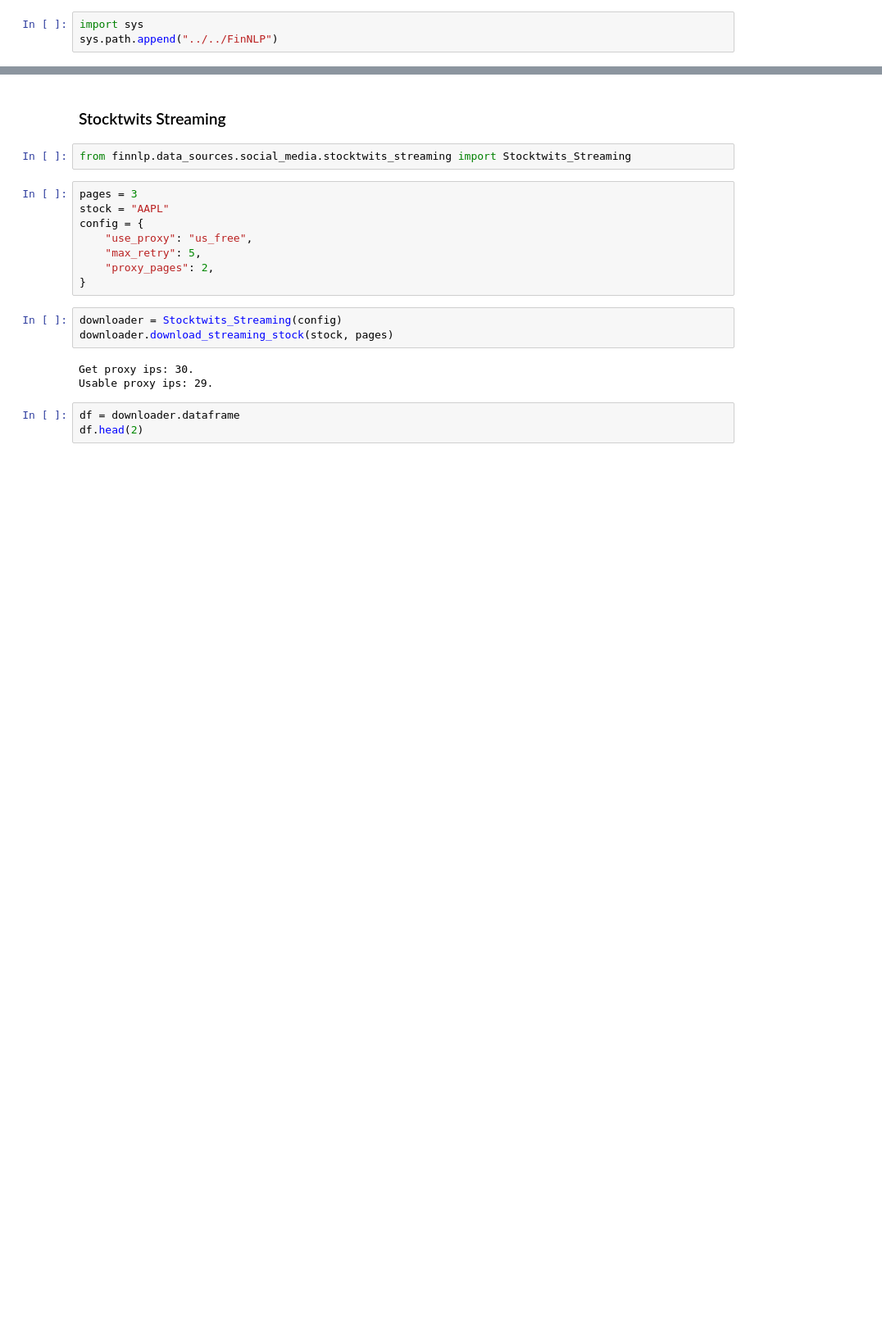
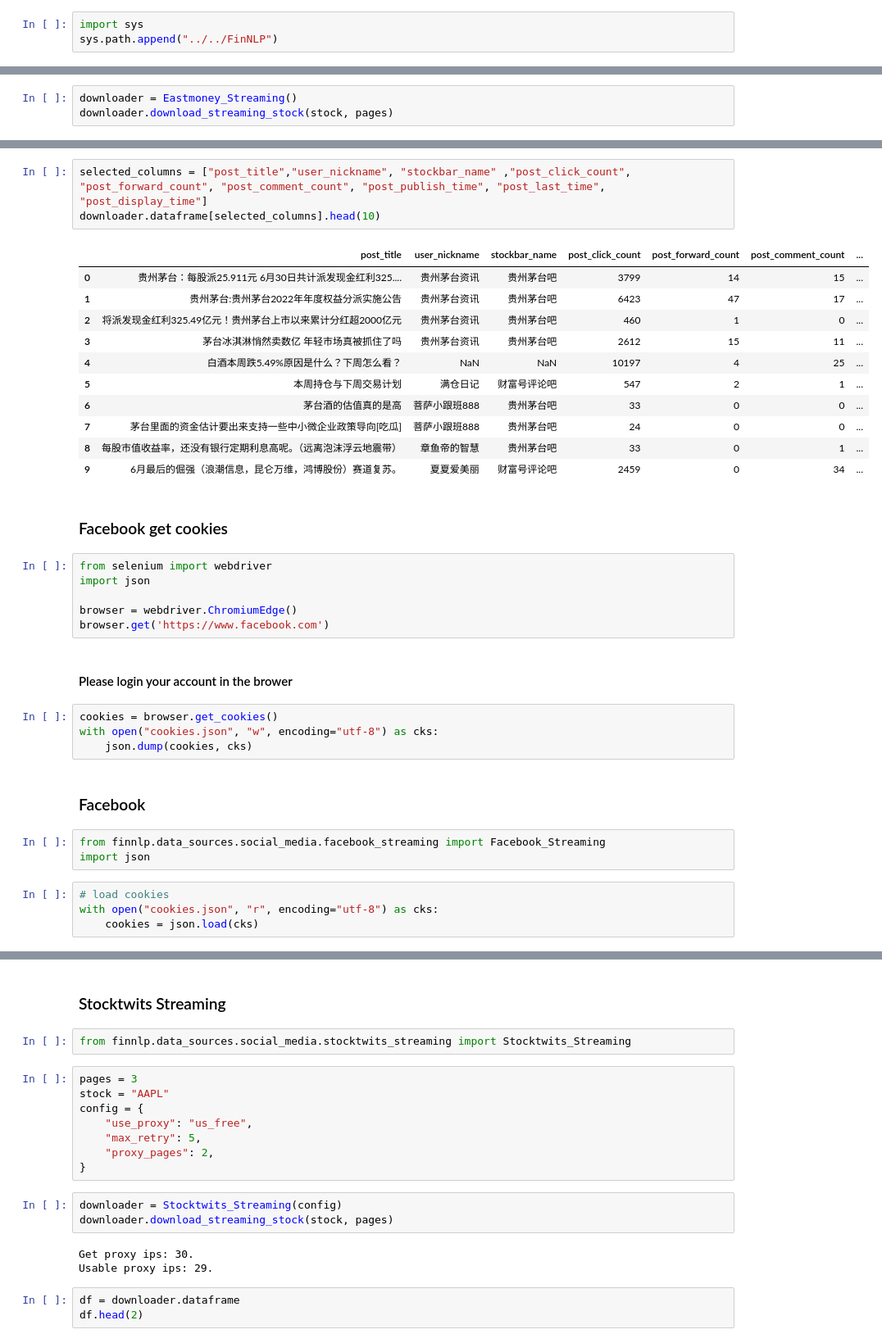
Before and after one commit to AI4Finance-Foundation/FinNLP, a Jupyter notebook: docs/FinNLP/docs/jupyter/Data_Sources_Social_Media.ipynb, the cells around one changed output, grey strips where cells are left out. Shown at 82% size. Saved outputs shown, nothing was run; the diff lists cells and outputs as text; blank space fills up the shorter version.

Commit message:
updates on social media data sources

```diff
--- a/docs/FinNLP/docs/jupyter/Data_Sources_Social_Media.ipynb
+++ b/docs/FinNLP/docs/jupyter/Data_Sources_Social_Media.ipynb
@@ -3,0 +11,3 @@ sys.path.append("../../FinNLP")
+# %%
+downloader = Eastmoney_Streaming()
+downloader.download_streaming_stock(stock, pages)
@@ -3,0 +26,38 @@ sys.path.append("../../FinNLP")
+# %%
+selected_columns = ["post_title","user_nickname", "stockbar_name" ,"post_click_count", "post_forward_count", "post_comment_count", "post_publish_time", "post_last_time", "post_display_time"]
+downloader.dataframe[selected_columns].head(10)
+# %% [output]
+|  | post_title | user_nickname | stockbar_name | post_click_count | post_forward_count | post_comment_count | ... |
+| 0 | 贵州茅台：每股派25.911元 6月30日共计派发现金红利325.... | 贵州茅台资讯 | 贵州茅台吧 | 3799 | 14 | 15 | ... |
+| 1 | 贵州茅台:贵州茅台2022年年度权益分派实施公告 | 贵州茅台资讯 | 贵州茅台吧 | 6423 | 47 | 17 | ... |
+| 2 | 将派发现金红利325.49亿元！贵州茅台上市以来累计分红超2000亿元 | 贵州茅台资讯 | 贵州茅台吧 | 460 | 1 | 0 | ... |
+| 3 | 茅台冰淇淋悄然卖数亿 年轻市场真被抓住了吗 | 贵州茅台资讯 | 贵州茅台吧 | 2612 | 15 | 11 | ... |
+| 4 | 白酒本周跌5.49%原因是什么？下周怎么看？ | NaN | NaN | 10197 | 4 | 25 | ... |
+| 5 | 本周持仓与下周交易计划 | 满仓日记 | 财富号评论吧 | 547 | 2 | 1 | ... |
+| 6 | 茅台酒的估值真的是高 | 菩萨小跟班888 | 贵州茅台吧 | 33 | 0 | 0 | ... |
+| 7 | 茅台里面的资金估计要出来支持一些中小微企业政策导向[吃瓜] | 菩萨小跟班888 | 贵州茅台吧 | 24 | 0 | 0 | ... |
+| 8 | 每股市值收益率，还没有银行定期利息高呢。（远离泡沫浮云地震带） | 章鱼帝的智慧 | 贵州茅台吧 | 33 | 0 | 1 | ... |
+| 9 | 6月最后的倔强（浪潮信息，昆仑万维，鸿博股份）赛道复苏。 | 夏夏爱美丽 | 财富号评论吧 | 2459 | 0 | 34 | ... |
+# %% [markdown]
+### Facebook get cookies
+# %%
+from selenium import webdriver
+import json
+
+browser = webdriver.ChromiumEdge()
+browser.get('https://www.facebook.com')
+# %% [markdown]
+#### Please login your account in the brower
+# %%
+cookies = browser.get_cookies()
+with open("cookies.json", "w", encoding="utf-8") as cks:
+    json.dump(cookies, cks)
+# %% [markdown]
+### Facebook
+# %%
+from finnlp.data_sources.social_media.facebook_streaming import Facebook_Streaming
+import json
+# %%
+# load cookies
+with open("cookies.json", "r", encoding="utf-8") as cks:
+    cookies = json.load(cks)
```
Also changed, not shown: parts of 16 cells of this notebook, 8 other files.
